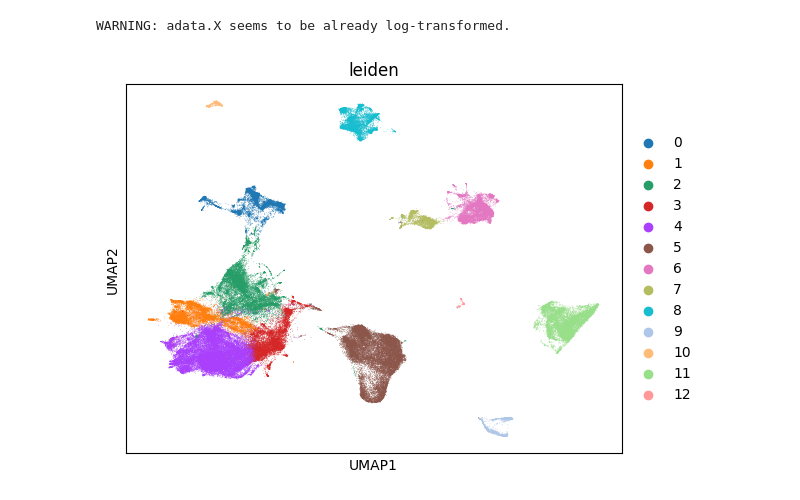
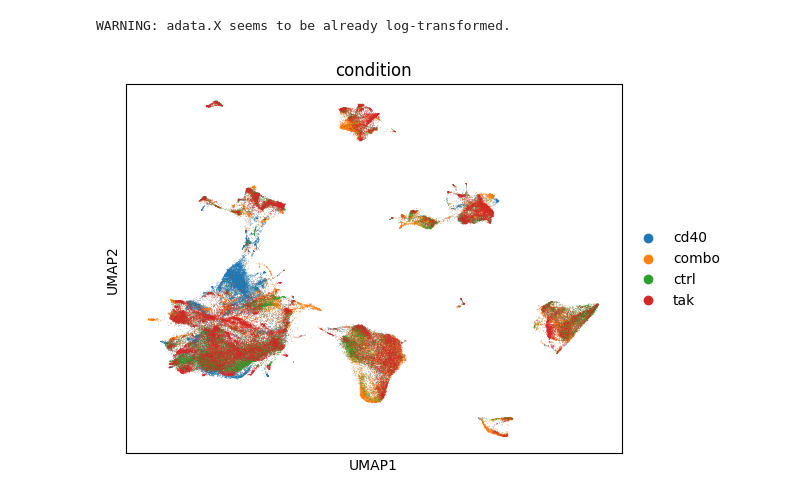
Before and after one commit to LinearParadox/TAK981_SCRNA, a Jupyter notebook: nb/annotation.ipynb, the cells around one changed output. Drawn from its saved outputs; the diff is of its cells as text; code cells hidden in the pictures.

```diff
--- a/nb/annotation.ipynb
+++ b/nb/annotation.ipynb
@@ -27,7 +27,7 @@ WARNING: adata.X seems to be already log-transformed.
 # %%
 sc.pp.neighbors(adata, use_rep="X_scVI", n_neighbors=30)
 sc.tl.leiden(adata, flavor="igraph", n_iterations=2, resolution=0.4)
 sc.tl.umap(adata, min_dist=0.1)
-sc.pl.umap(adata, color="leiden")
+sc.pl.umap(adata, color="condition")
 # %% [output]
-[figure, old version]
+[figure, new version]
```
Also changed, not shown: parts of 3 cells of this notebook.
